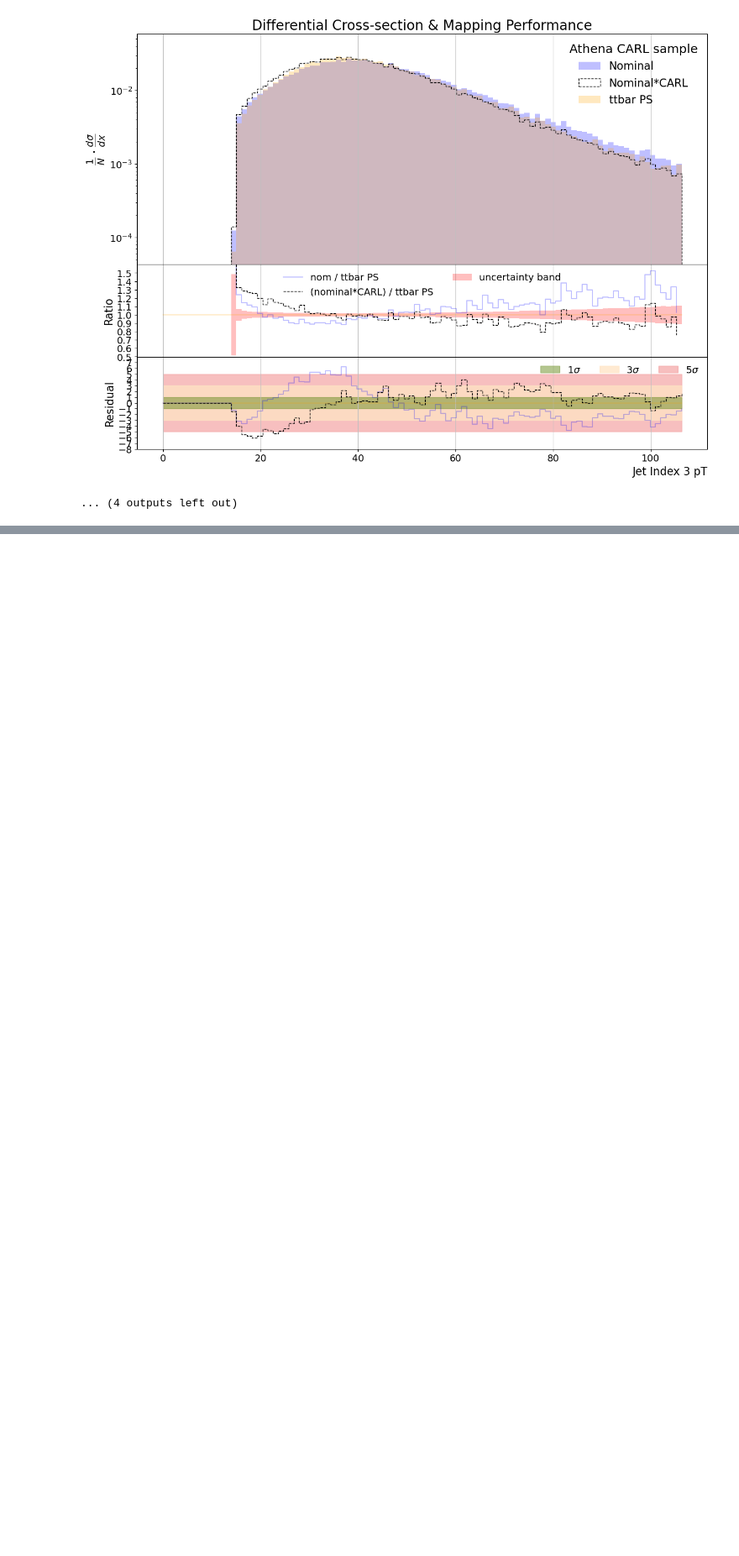
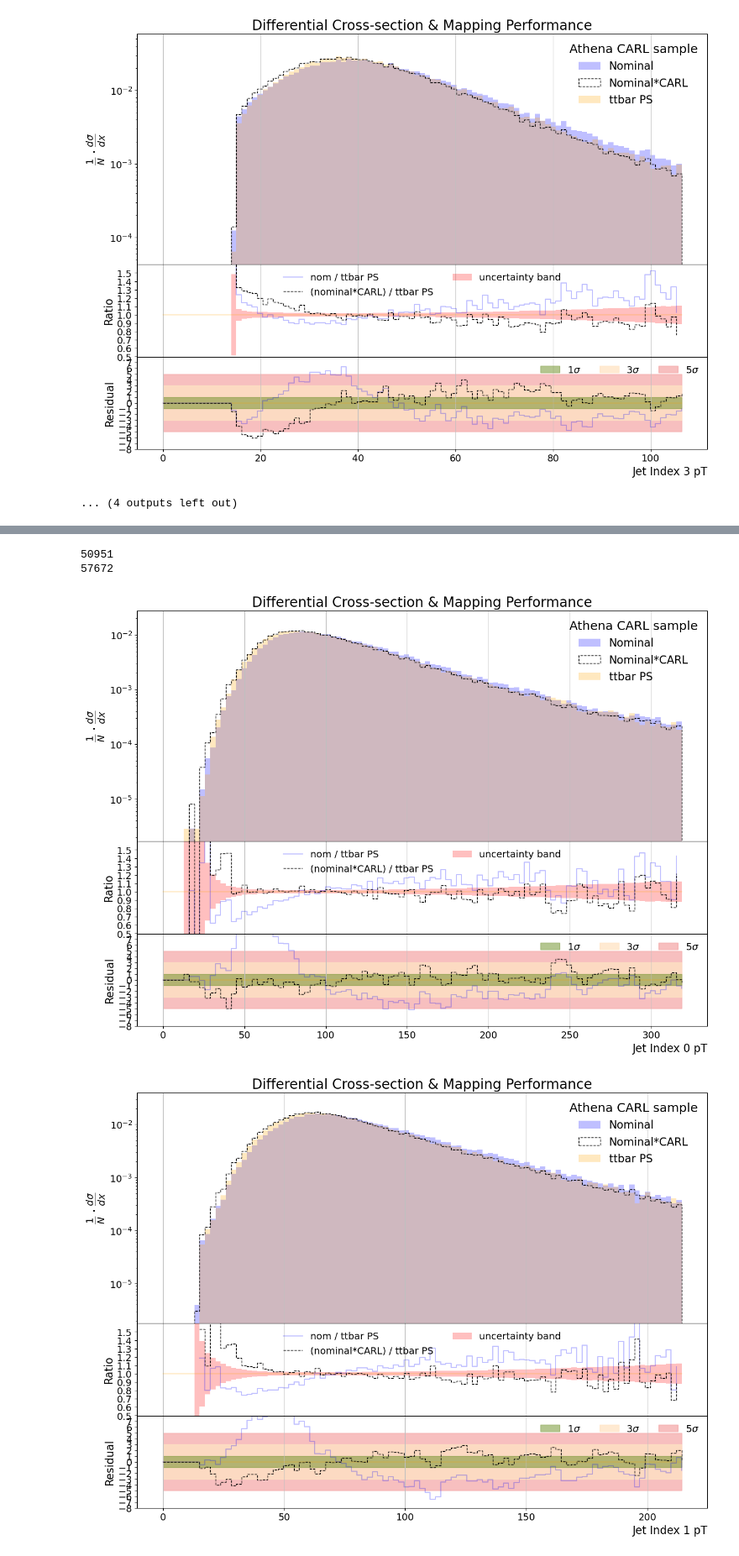
Before and after one commit to mdkdrnevich/carl-for-agc, a Jupyter notebook: train_CARL_DeepSets_model.ipynb, the cells around one changed output, grey strips where cells are left out. Shown at 84% size. Cells and saved outputs as stored; diff of their text form; code cells hidden in the pictures; blank space fills up the shorter version.

```diff
--- a/train_CARL_DeepSets_model.ipynb
+++ b/train_CARL_DeepSets_model.ipynb
@@ -540,3 +576,9 @@ r_hats = get_r_hats(
+# %%
+calibrated_r_hats = get_calibrated_r_hats(
+            model,
+            iso.predict,
+            test_nominal_loader
+)
 # %% [markdown]
 ## Get the data for plotting
 # %%
@@ -596,15 +638,17 @@ def get_plot_data(loader):
 # %% [markdown]
 ## Plot the reweighted distributions
 # %%
+from utils.plotting import plot_distributions
+
 for i in range(8):
     test_nominal_jet_pT_loader.collate_fn = lambda batch: jet_pT(batch, i)
     test_PS_var_jet_pT_loader.collate_fn = lambda batch: jet_pT(batch, i)
 
-    test_nominal_largest_jet_pT = get_plot_data(test_nominal_jet_pT_loader)
-    test_PS_var_nominal_largest_jet_pT = get_plot_data(test_PS_var_jet_pT_loader)
+    test_nominal_jet_pT = get_plot_data(test_nominal_jet_pT_loader)
+    test_PS_var_jet_pT = get_plot_data(test_PS_var_jet_pT_loader)
 
-    plot_distributions(test_nominal_largest_jet_pT[0], test_PS_var_nominal_largest_jet_pT[0],
-                       test_nominal_largest_jet_pT[1], r_hats, test_PS_var_nominal_largest_jet_pT[1],
+    plot_distributions(test_nominal_jet_pT[0], test_PS_var_jet_pT[0],
+                       test_nominal_jet_pT[1], r_hats, test_PS_var_jet_pT[1],
                        feature_name="Jet Index {} pT".format(i), alternate_name="ttbar PS",
                        nominal_mask=np.isfinite, alternate_mask=np.isfinite)
 # %% [output]
@@ -631,0 +678,15 @@ for i in range(8):
+# %%
+from utils.plotting import plot_distributions
+
+for i in range(8):
+    test_nominal_jet_pT_loader.collate_fn = lambda batch: jet_pT(batch, i)
+    test_PS_var_jet_pT_loader.collate_fn = lambda batch: jet_pT(batch, i)
+
+    test_nominal_jet_pT = get_plot_data(test_nominal_jet_pT_loader)
+    test_PS_var_jet_pT = get_plot_data(test_PS_var_jet_pT_loader)
+
+    plot_distributions(test_nominal_jet_pT[0], test_PS_var_jet_pT[0],
+                       test_nominal_jet_pT[1], calibrated_r_hats, test_PS_var_jet_pT[1],
+                       feature_name="Jet Index {} pT".format(i), alternate_name="ttbar PS",
+                       nominal_mask=np.isfinite, alternate_mask=np.isfinite, carl_mask=np.isfinite)
+# %% [output]
@@ -631,0 +707,4 @@ for i in range(8):
+50951
+57672
+[figure, added]
+[figure, added]
```
Also changed, not shown: parts of 17 cells of this notebook.
